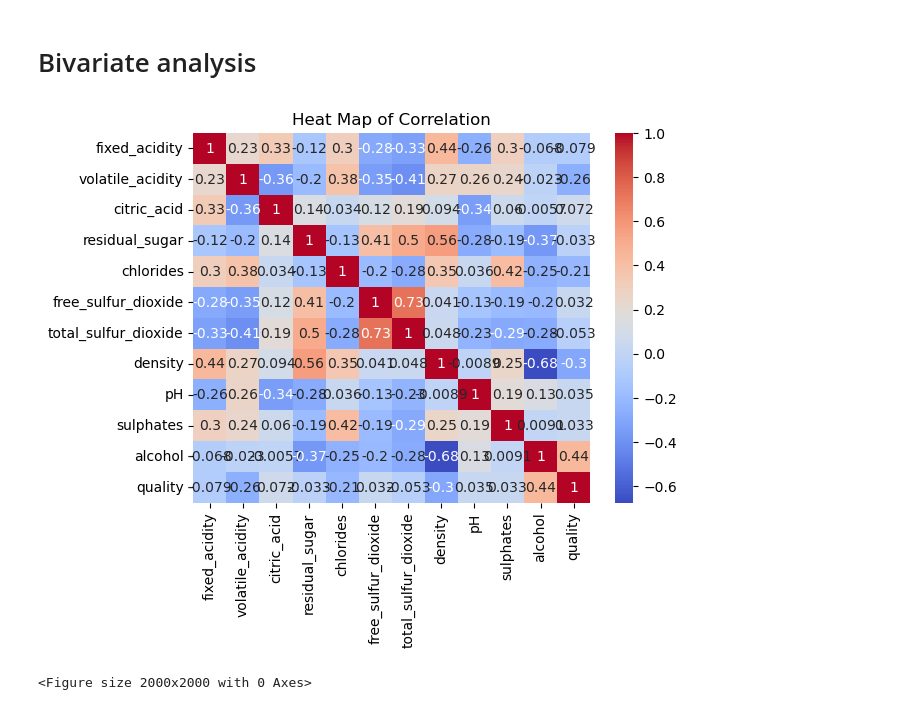
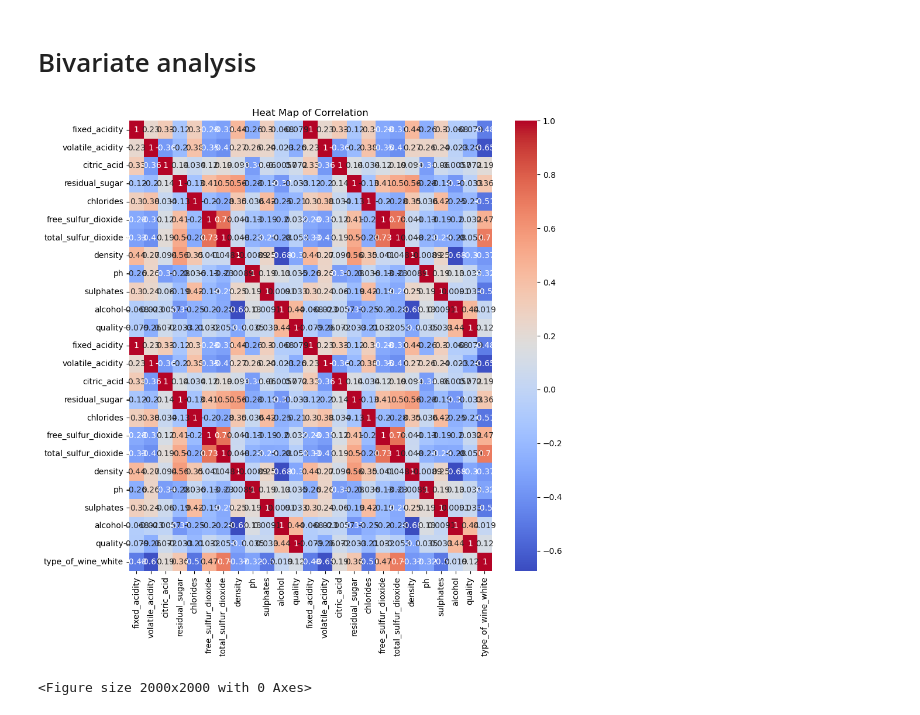
Before and after one commit to Wine-qualitity/wine-qualitiy-model, a Jupyter notebook: exploration.ipynb, the cells around one changed output. Drawn from its saved outputs; the diff is of its cells as text; code cells hidden in the pictures.

```diff
--- a/exploration.ipynb
+++ b/exploration.ipynb
@@ -71,12 +72,9 @@ plt.show()
 # %% [markdown]
 # Bivariate analysis
 # %%
-corr_matrix = train.corr()
-sns.heatmap(corr_matrix, annot=True, cmap='coolwarm')
-plt.title('Heat Map of Correlation')
-plt.show()
+w.get_corr_heatmap(train)
 # %% [output]
-[figure, old version]
+[figure, new version]
 # %%
 def get_pairplot(df):
     '''
```
Also changed, not shown: parts of 2 cells of this notebook, 6 other files.
